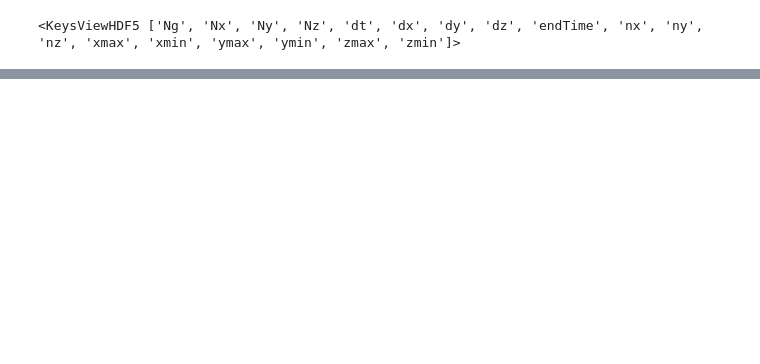
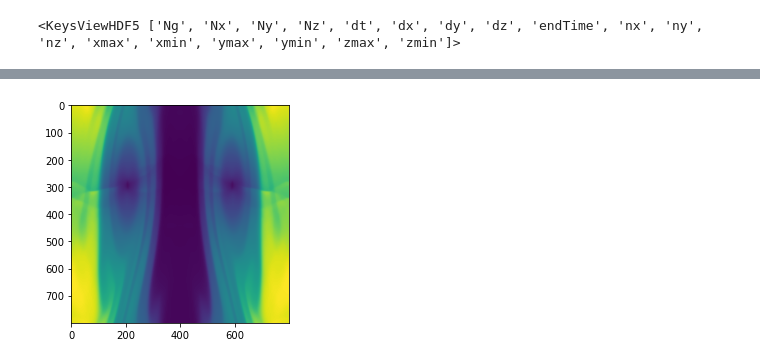
Before and after one commit to MarcusHatton/Plotting, a Jupyter notebook: KolmogorovOriginal.ipynb, the cells around one changed output, grey strips where cells are left out. Cells and saved outputs as stored; diff of their text form; code cells hidden in the pictures; blank space fills up the shorter version.

```diff
--- a/KolmogorovOriginal.ipynb
+++ b/KolmogorovOriginal.ipynb
@@ -158,0 +210,5 @@ for fs, label, name in zip(fss, labels, names):
+# %%
+plt.imshow(fss[0][-1]['Primitive/n'])
+plt.show()
+# %% [output]
+[figure, added]
```
Also changed, not shown: parts of 8 cells of this notebook.
